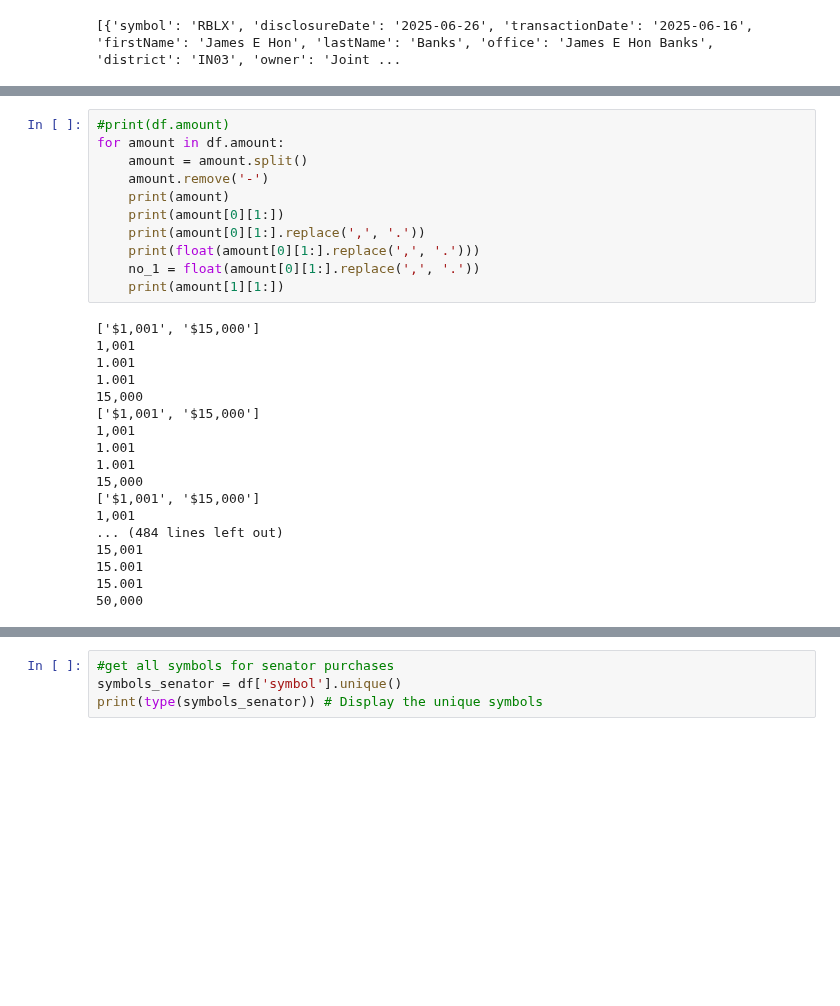
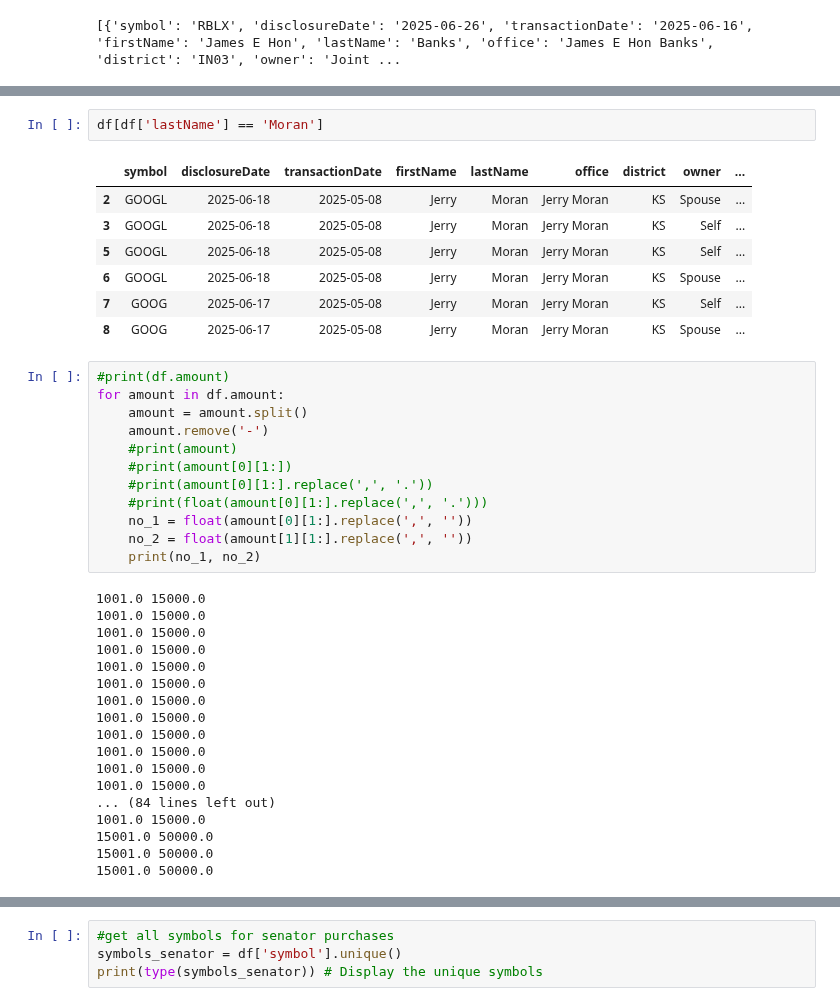
Before and after one commit to santiago20342/python-coruse, a Jupyter notebook: Projects/backtester/test.ipynb, the cells around one changed output, grey strips where cells are left out. Cells and saved outputs as stored; diff of their text form; blank space fills up the shorter version.

```diff
--- a/Projects/backtester/test.ipynb
+++ b/Projects/backtester/test.ipynb
@@ -484,32 +484,43 @@ df.head()  # Display the first few rows of the DataFrame
+# %%
+df[df['lastName'] == 'Moran']
+# %% [output]
+|  | symbol | disclosureDate | transactionDate | firstName | lastName | office | district | owner | ... |
+| 2 | GOOGL | 2025-06-18 | 2025-05-08 | Jerry | Moran | Jerry Moran | KS | Spouse | ... |
+| 3 | GOOGL | 2025-06-18 | 2025-05-08 | Jerry | Moran | Jerry Moran | KS | Self | ... |
+| 5 | GOOGL | 2025-06-18 | 2025-05-08 | Jerry | Moran | Jerry Moran | KS | Self | ... |
+| 6 | GOOGL | 2025-06-18 | 2025-05-08 | Jerry | Moran | Jerry Moran | KS | Spouse | ... |
+| 7 | GOOG | 2025-06-17 | 2025-05-08 | Jerry | Moran | Jerry Moran | KS | Self | ... |
+| 8 | GOOG | 2025-06-17 | 2025-05-08 | Jerry | Moran | Jerry Moran | KS | Spouse | ... |
 # %%
 #print(df.amount)
 for amount in df.amount:
     amount = amount.split()
     amount.remove('-')
-    print(amount)
-    print(amount[0][1:])
-    print(amount[0][1:].replace(',', '.'))
-    print(float(amount[0][1:].replace(',', '.')))
-    no_1 = float(amount[0][1:].replace(',', '.'))
-    print(amount[1][1:])
+    #print(amount)
+    #print(amount[0][1:])
+    #print(amount[0][1:].replace(',', '.'))
+    #print(float(amount[0][1:].replace(',', '.')))
+    no_1 = float(amount[0][1:].replace(',', ''))
+    no_2 = float(amount[1][1:].replace(',', ''))
+    print(no_1, no_2)
 # %% [output]
-['$1,001', '$15,000']
-1,001
-1.001
-1.001
-15,000
-['$1,001', '$15,000']
-1,001
-1.001
-1.001
-15,000
-['$1,001', '$15,000']
-1,001
-... (484 lines left out)
-15,001
-15.001
-15.001
-50,000
+1001.0 15000.0
+1001.0 15000.0
+1001.0 15000.0
+1001.0 15000.0
+1001.0 15000.0
+1001.0 15000.0
+1001.0 15000.0
+1001.0 15000.0
+1001.0 15000.0
+1001.0 15000.0
+1001.0 15000.0
+1001.0 15000.0
+... (84 lines left out)
+1001.0 15000.0
+15001.0 50000.0
+15001.0 50000.0
+15001.0 50000.0
 # %%
 #df[df["assetType"]=='ETF'] # Check unique asset types
 df.info
```
Also changed, not shown: parts of 4 cells of this notebook.
